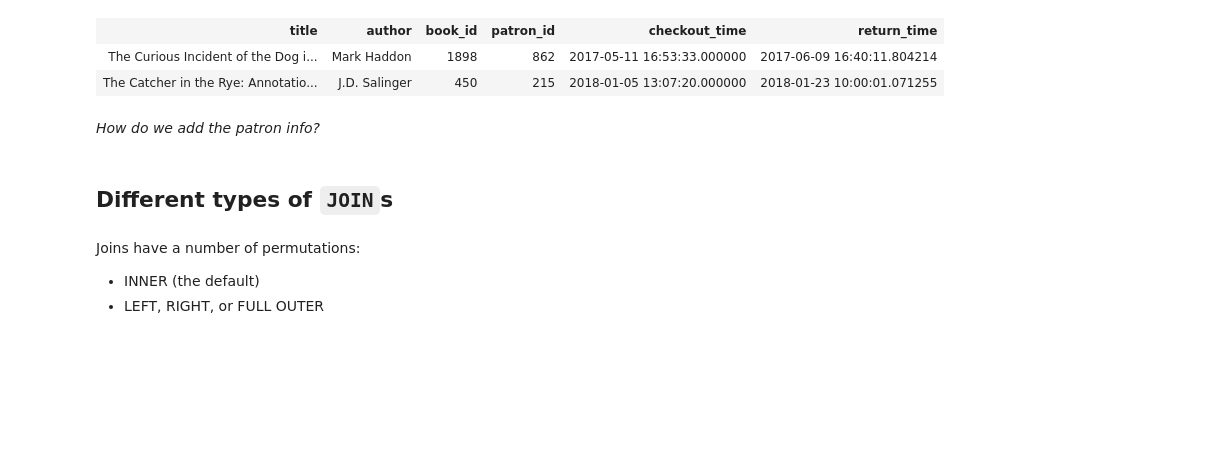
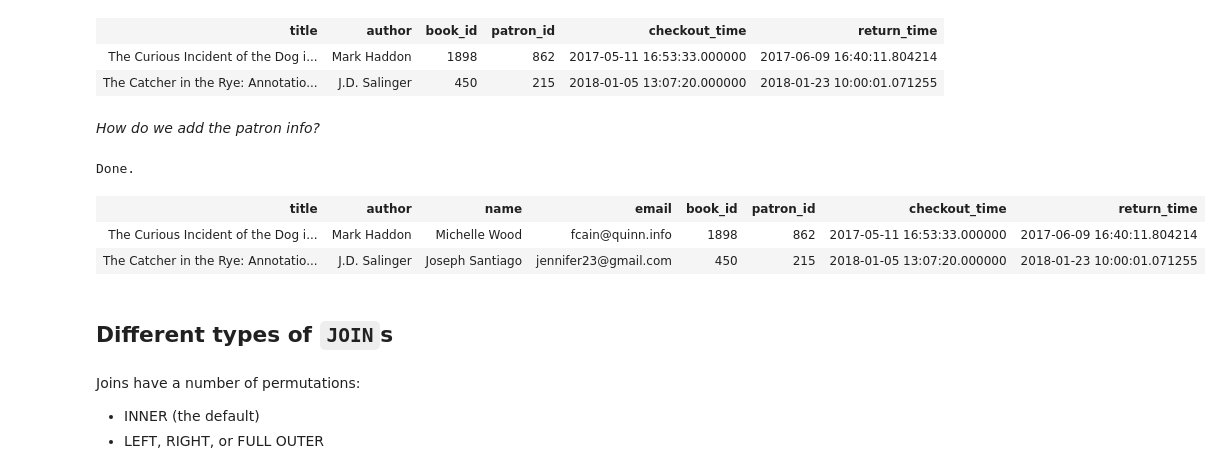
Before and after one commit to organisciak/Scripting-Course, a Jupyter notebook: slides/03-sql-pandas.ipynb, the cells around one changed output. Drawn from its saved outputs; the diff is of its cells as text; code cells hidden in the pictures; blank space fills up the shorter version.

```diff
--- a/slides/03-sql-pandas.ipynb
+++ b/slides/03-sql-pandas.ipynb
@@ -621,9 +686,15 @@ Done.
 *How do we add the patron info?*
 # %%
 %%sql
-SELECT books.title, books.author, circulation.* FROM circulation
+SELECT books.title, books.author, patrons.name, patrons.email, circulation.* FROM circulation
     JOIN books ON (circulation.book_id == books.id)
+    JOIN patrons ON (circulation.patron_id == patrons.id)
     LIMIT 2;
+# %% [output]
+Done.
+| title | author | name | email | book_id | patron_id | checkout_time | return_time |
+| The Curious Incident of the Dog i... | Mark Haddon | Michelle Wood | fcain@quinn.info | 1898 | 862 | 2017-05-11 16:53:33.000000 | 2017-06-09 16:40:11.804214 |
+| The Catcher in the Rye: Annotatio... | J.D. Salinger | Joseph Santiago | jennifer23@gmail.com | 450 | 215 | 2018-01-05 13:07:20.000000 | 2018-01-23 10:00:01.071255 |
 # %% [markdown]
 ## Different types of `JOIN`s
 # %% [markdown]
```
Also changed, not shown: parts of 16 cells of this notebook, 5 other files.
